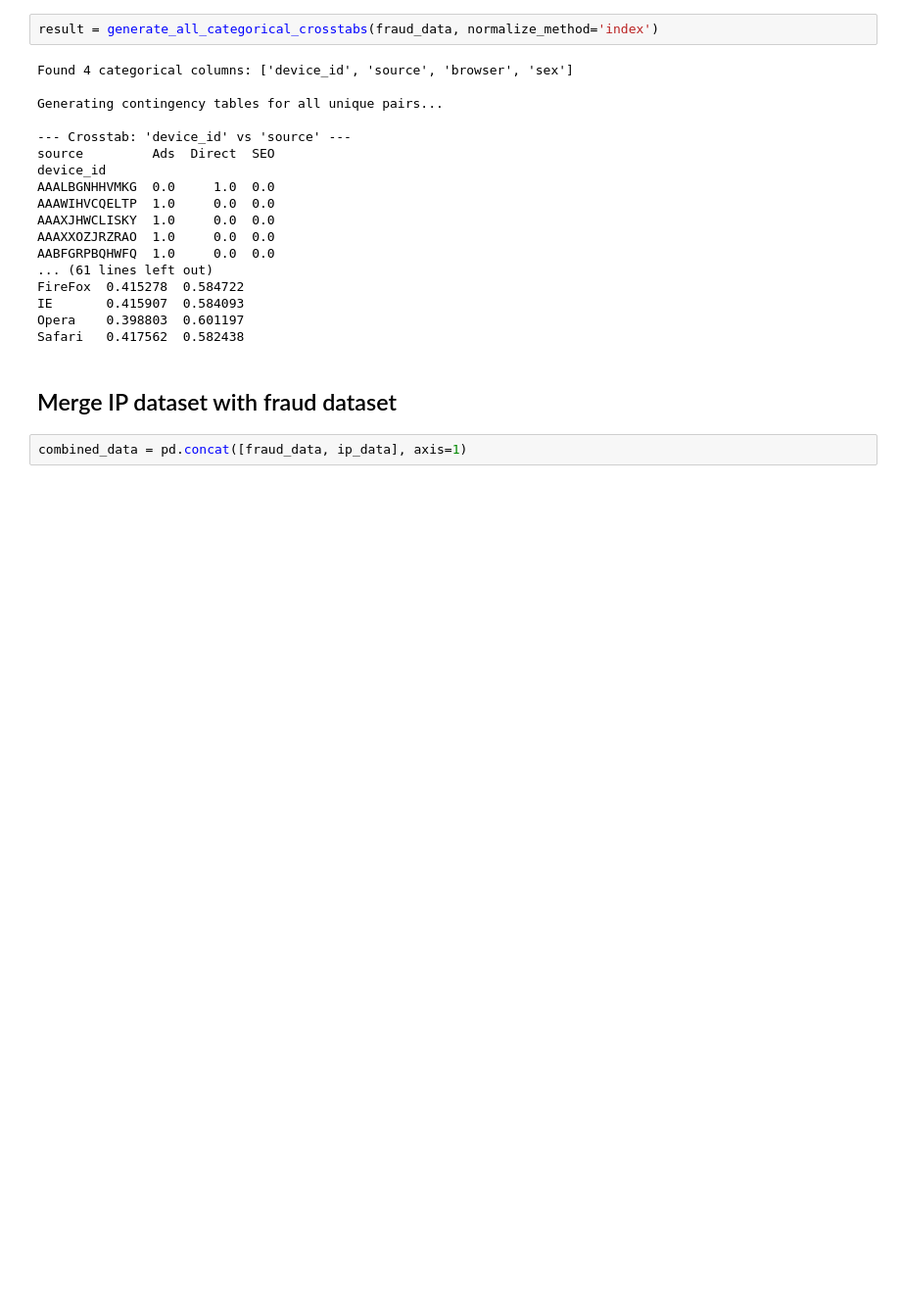
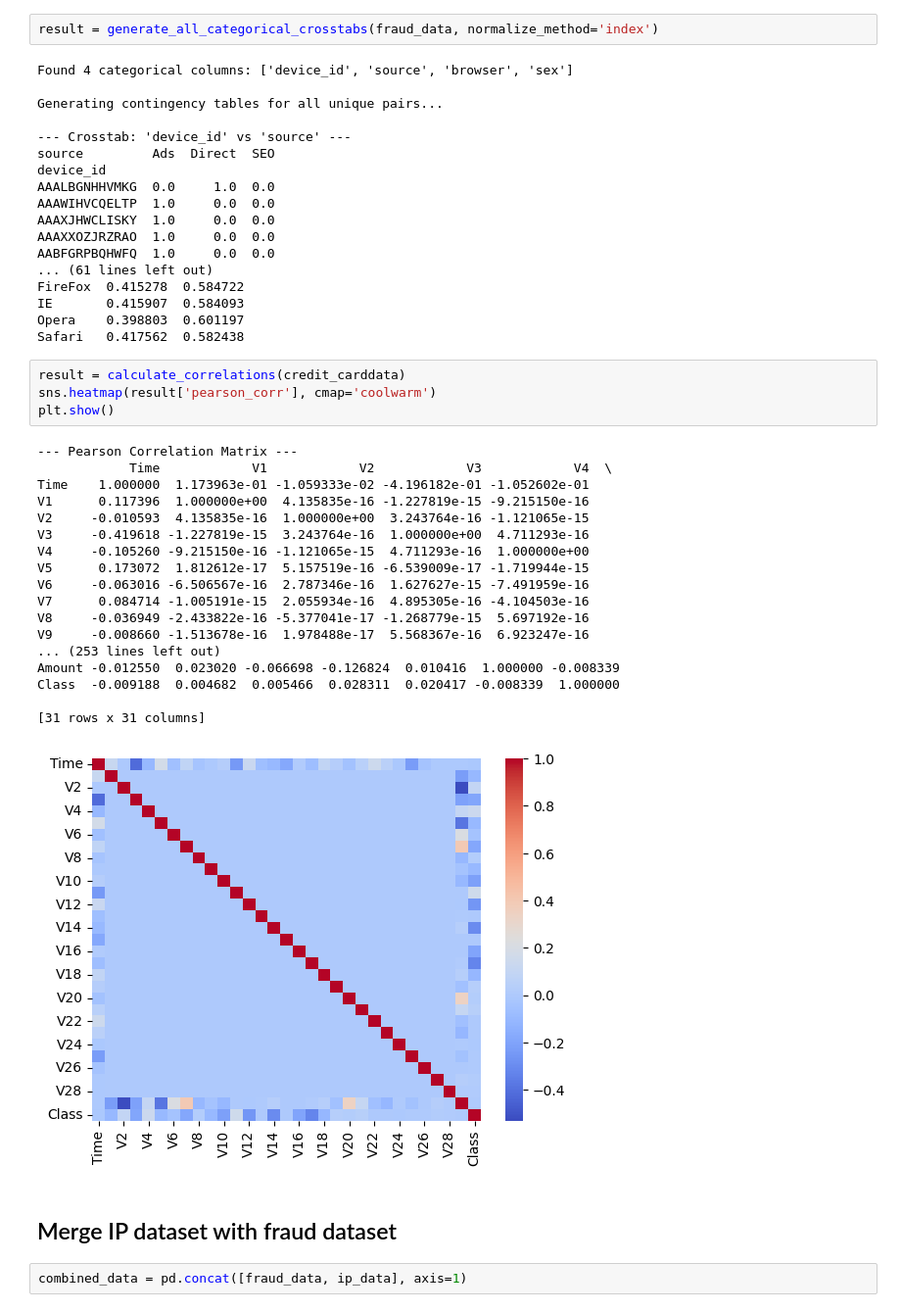
Before and after one commit to mikek1337/Improved-detection-of-fraud-cases-for-e-commerce-and-bank-transactions-week-8-9, a Jupyter notebook: notebooks/EDA.ipynb, the cells around one changed output. Shown at 98% size. Drawn from its saved outputs; the diff is of its cells as text; blank space fills up the shorter version.

```diff
--- a/notebooks/EDA.ipynb
+++ b/notebooks/EDA.ipynb
@@ -130,6 +132,29 @@ FireFox  0.415278  0.584722
 IE       0.415907  0.584093
 Opera    0.398803  0.601197
 Safari   0.417562  0.582438
+# %%
+result = calculate_correlations(credit_carddata)
+sns.heatmap(result['pearson_corr'], cmap='coolwarm')
+plt.show()
+# %% [output]
+--- Pearson Correlation Matrix ---
+            Time            V1            V2            V3            V4  \
+Time    1.000000  1.173963e-01 -1.059333e-02 -4.196182e-01 -1.052602e-01
+V1      0.117396  1.000000e+00  4.135835e-16 -1.227819e-15 -9.215150e-16
+V2     -0.010593  4.135835e-16  1.000000e+00  3.243764e-16 -1.121065e-15
+V3     -0.419618 -1.227819e-15  3.243764e-16  1.000000e+00  4.711293e-16
+V4     -0.105260 -9.215150e-16 -1.121065e-15  4.711293e-16  1.000000e+00
+V5      0.173072  1.812612e-17  5.157519e-16 -6.539009e-17 -1.719944e-15
+V6     -0.063016 -6.506567e-16  2.787346e-16  1.627627e-15 -7.491959e-16
+V7      0.084714 -1.005191e-15  2.055934e-16  4.895305e-16 -4.104503e-16
+V8     -0.036949 -2.433822e-16 -5.377041e-17 -1.268779e-15  5.697192e-16
+V9     -0.008660 -1.513678e-16  1.978488e-17  5.568367e-16  6.923247e-16
+... (253 lines left out)
+Amount -0.012550  0.023020 -0.066698 -0.126824  0.010416  1.000000 -0.008339
+Class  -0.009188  0.004682  0.005466  0.028311  0.020417 -0.008339  1.000000
+
+[31 rows x 31 columns]
+[figure, added]
 # %% [markdown]
 ## Merge IP dataset with fraud dataset
 # %%
```
Also changed, not shown: parts of 15 cells of this notebook, 6 other files.
